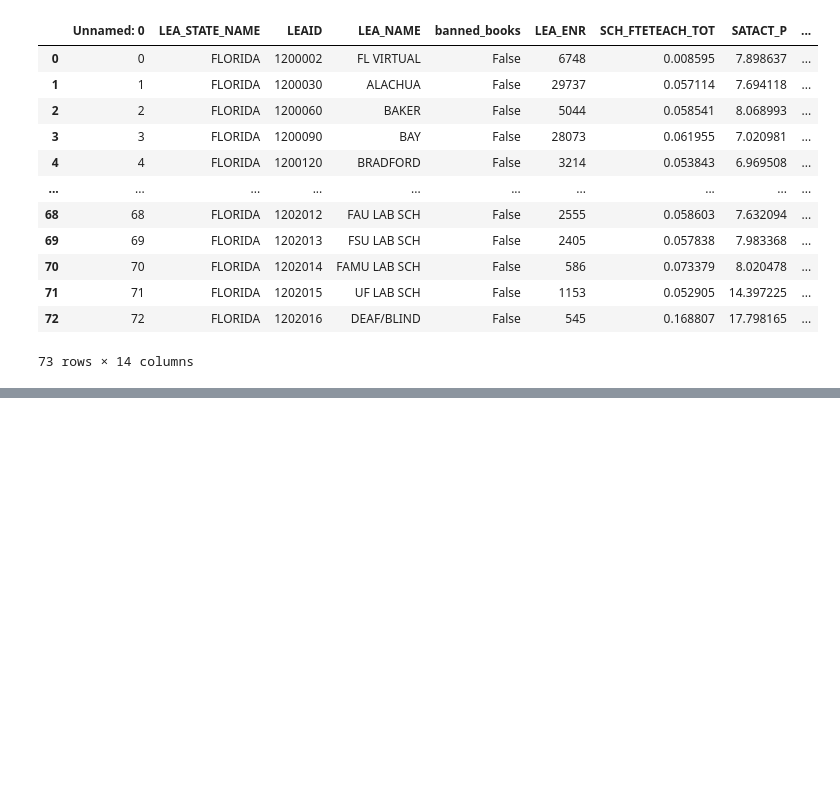
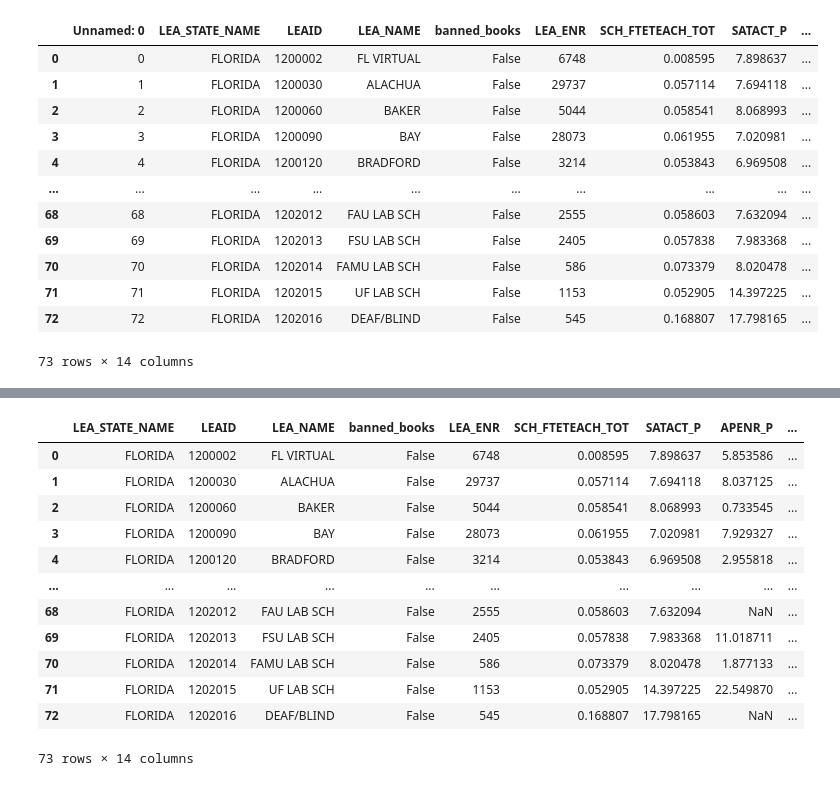
Before and after one commit to sanions/bookbans, a Jupyter notebook: florida_table_creation.ipynb, the cells around one changed output, grey strips where cells are left out. Saved outputs shown, nothing was run; the diff lists cells and outputs as text; code cells hidden in the pictures; blank space fills up the shorter version.

Commit message:
finished creating florida data

```diff
--- a/florida_table_creation.ipynb
+++ b/florida_table_creation.ipynb
@@ -32,0 +38,11 @@ county_merged
+# %%
+# Merge in income information
+wealth = pd.read_csv("florida_school_district_wealth.csv")
+wealth["Median Household Income"] = wealth["Median Household Income"].str.replace("$", "").str.strip()
+wealth["Median Household Income"] = wealth["Median Household Income"].str.replace(",", "").str.strip()
+wealth["Median Household Income"] = wealth["Median Household Income"].astype(int)
+
+wealth['dist_key'] = wealth['School District'].apply(parse_slash)
+wealth["dist_key"] = wealth["dist_key"].str.replace("School District", "").str.strip()
+wealth["dist_key"] = wealth["dist_key"].str.upper()
+wealth
@@ -32,0 +63,47 @@ county_merged
+# %%
+def find_closest_match(row, column_to_match):
+    choices = wealth[column_to_match]
+    result = process.extractOne(row['NMCNTY'], choices)
+
+    # Check if a match is found and the score is above the threshold (80 in this example)
+    if result is not None and result[1] >= 80:
+        return result[0]  # Return the match
+    else:
+        return None  # Return None if no suitable match is found
+
+county_merged['Closest_Match'] = county_merged.apply(find_closest_match, column_to_match='dist_key', axis=1)
+# %%
+def find_closest_match(row, column_to_match):
+    choices = wealth[column_to_match]
+    result = process.extractOne(row['NMCNTY'], choices)
+
+    # Check if a match is found and the score is above the threshold (80 in this example)
+    if result is not None and result[1] >= 80:
+        return result[0]  # Return the match
+    else:
+        return None  # Return None if no suitable match is found
+
+county_merged['Closest_Match'] = county_merged.apply(find_closest_match, column_to_match='dist_key', axis=1)
+# %%
+# Finish merging in median household income
+
+merged_df = pd.merge(county_merged, wealth[["Median Household Income", "dist_key"]], how='left', left_on='Closest_Match', right_on='dist_key')
+merged_df["Median Household Income"].sort_values()
+
+merged_df = merged_df.drop(columns=["Unnamed: 0", "dist_key", "Closest_Match"])
+# %%
+merged_df
+# %% [output]
+|  | LEA_STATE_NAME | LEAID | LEA_NAME | banned_books | LEA_ENR | SCH_FTETEACH_TOT | SATACT_P | APENR_P | ... |
+| 0 | FLORIDA | 1200002 | FL VIRTUAL | False | 6748 | 0.008595 | 7.898637 | 5.853586 | ... |
+| 1 | FLORIDA | 1200030 | ALACHUA | False | 29737 | 0.057114 | 7.694118 | 8.037125 | ... |
+| 2 | FLORIDA | 1200060 | BAKER | False | 5044 | 0.058541 | 8.068993 | 0.733545 | ... |
+| 3 | FLORIDA | 1200090 | BAY | False | 28073 | 0.061955 | 7.020981 | 7.929327 | ... |
+| 4 | FLORIDA | 1200120 | BRADFORD | False | 3214 | 0.053843 | 6.969508 | 2.955818 | ... |
+| ... | ... | ... | ... | ... | ... | ... | ... | ... | ... |
+| 68 | FLORIDA | 1202012 | FAU LAB SCH | False | 2555 | 0.058603 | 7.632094 | NaN | ... |
+| 69 | FLORIDA | 1202013 | FSU LAB SCH | False | 2405 | 0.057838 | 7.983368 | 11.018711 | ... |
+| 70 | FLORIDA | 1202014 | FAMU LAB SCH | False | 586 | 0.073379 | 8.020478 | 1.877133 | ... |
+| 71 | FLORIDA | 1202015 | UF LAB SCH | False | 1153 | 0.052905 | 14.397225 | 22.549870 | ... |
+| 72 | FLORIDA | 1202016 | DEAF/BLIND | False | 545 | 0.168807 | 17.798165 | NaN | ... |
+73 rows × 14 columns
```
Also changed, not shown: parts of 8 cells of this notebook, 3 other files.
